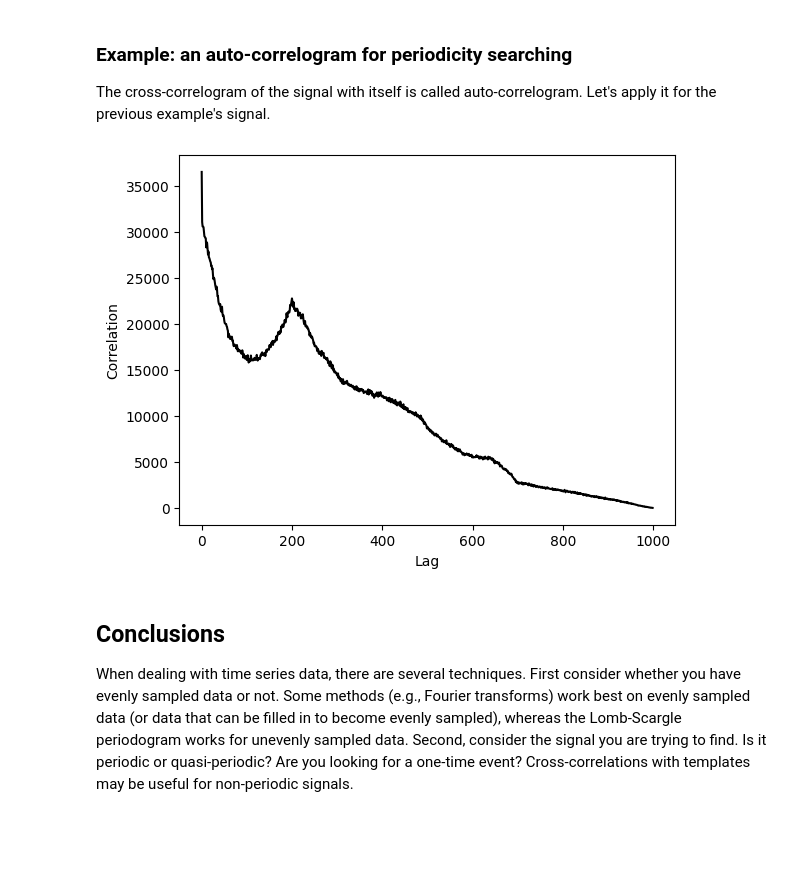
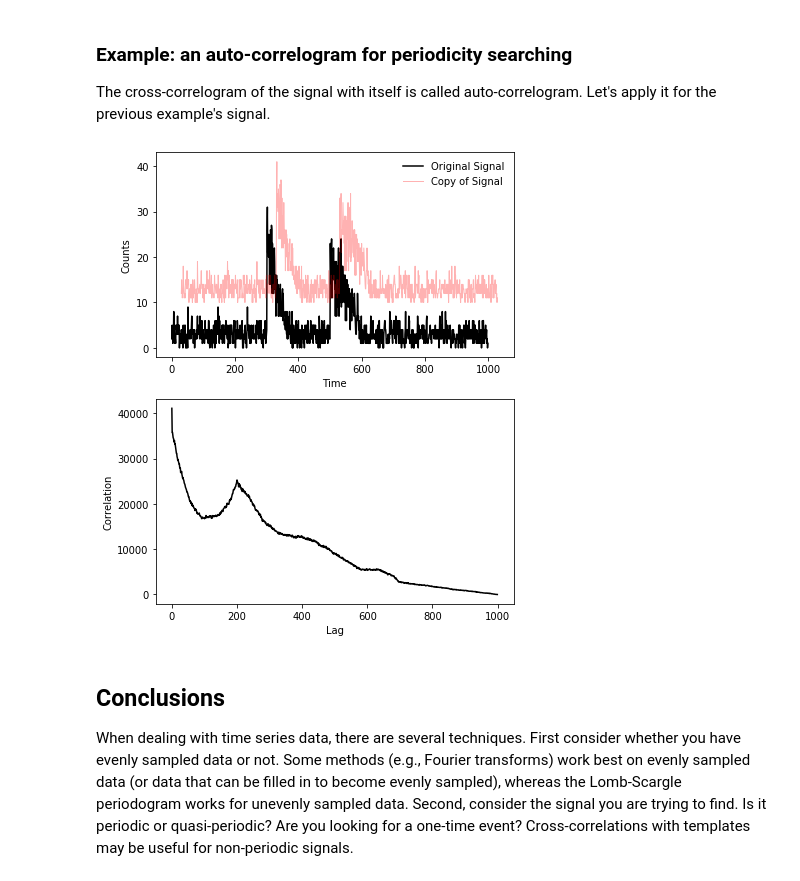
Before and after one commit to astrostatistics-in-crete/2023_summer_school, a Jupyter notebook: 06_Time_Series/Intro to Time Series Analysis.ipynb, the cells around one changed output. Cells and saved outputs as stored; diff of their text form; code cells hidden in the pictures; blank space fills up the shorter version.

Commit message:
Fixed a bug in intro to time series

```diff
--- a/06_Time_Series/Intro to Time Series Analysis.ipynb
+++ b/06_Time_Series/Intro to Time Series Analysis.ipynb
@@ -854,15 +850,27 @@ plt.show()
 # %% [markdown]
 ### Example: an auto-correlogram for periodicity searching
 The cross-correlogram of the signal with itself is called auto-correlogram. Let's apply it for the previous example's signal.
-# %%
-D = correlate(B, B)   # auto-corrleation
-D = D[D.size // 2:]   # take half the output (it's like DFT symmetry)
-plt.plot(D, "k-")
-plt.xlabel("Lag")
-plt.ylabel("Correlation")
-plt.show()
-# %% [output]
-[figure, removed]
+# %%
+fig, ax = plt.subplots(2, 1, figsize=(6, 7))
+
+ax[0].plot(test_signal, "k-", label="Original Signal")
+ax[0].plot(np.arange(len(test_signal)) + 30, test_signal+10, "r", alpha=0.3, linewidth=1, label='Copy of Signal')
+ax[0].set_xlabel("Time")
+ax[0].set_ylabel("Counts")
+
+
+D = correlate(test_signal, test_signal)   # auto-corrleation
+D = D[D.size // 2:]   # take half the output (it's like DFT symmetry)
+ax[1].plot(D, "k-")
+ax[1].set_xlabel("Lag")
+ax[1].set_ylabel("Correlation")
+
+ax[0].legend(frameon=False)
+
+plt.tight_layout()
+plt.show()
+# %% [output]
+[figure, added]
 # %% [markdown]
 ## Conclusions
 
```
Also changed, not shown: parts of 15 cells of this notebook.
